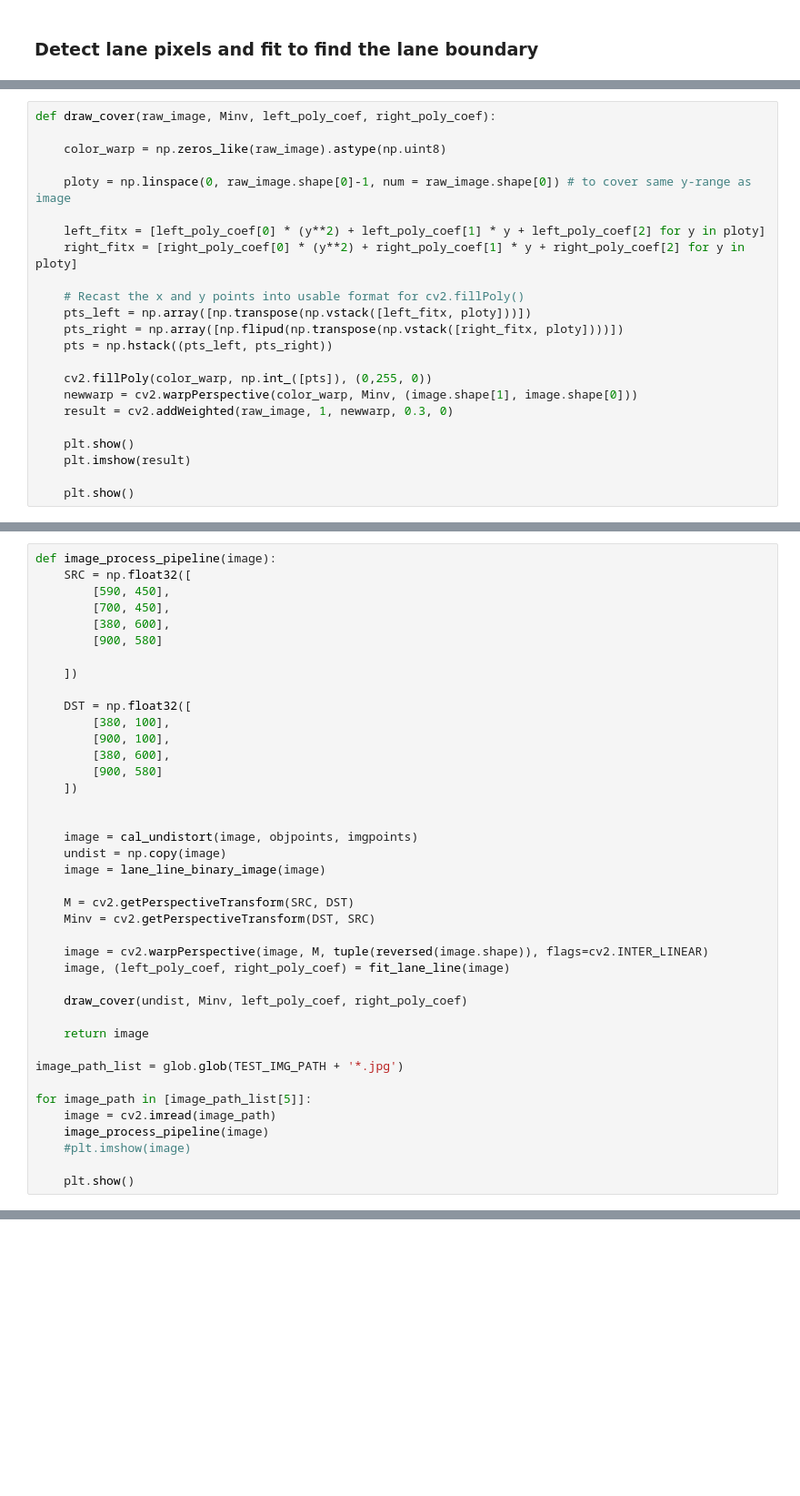
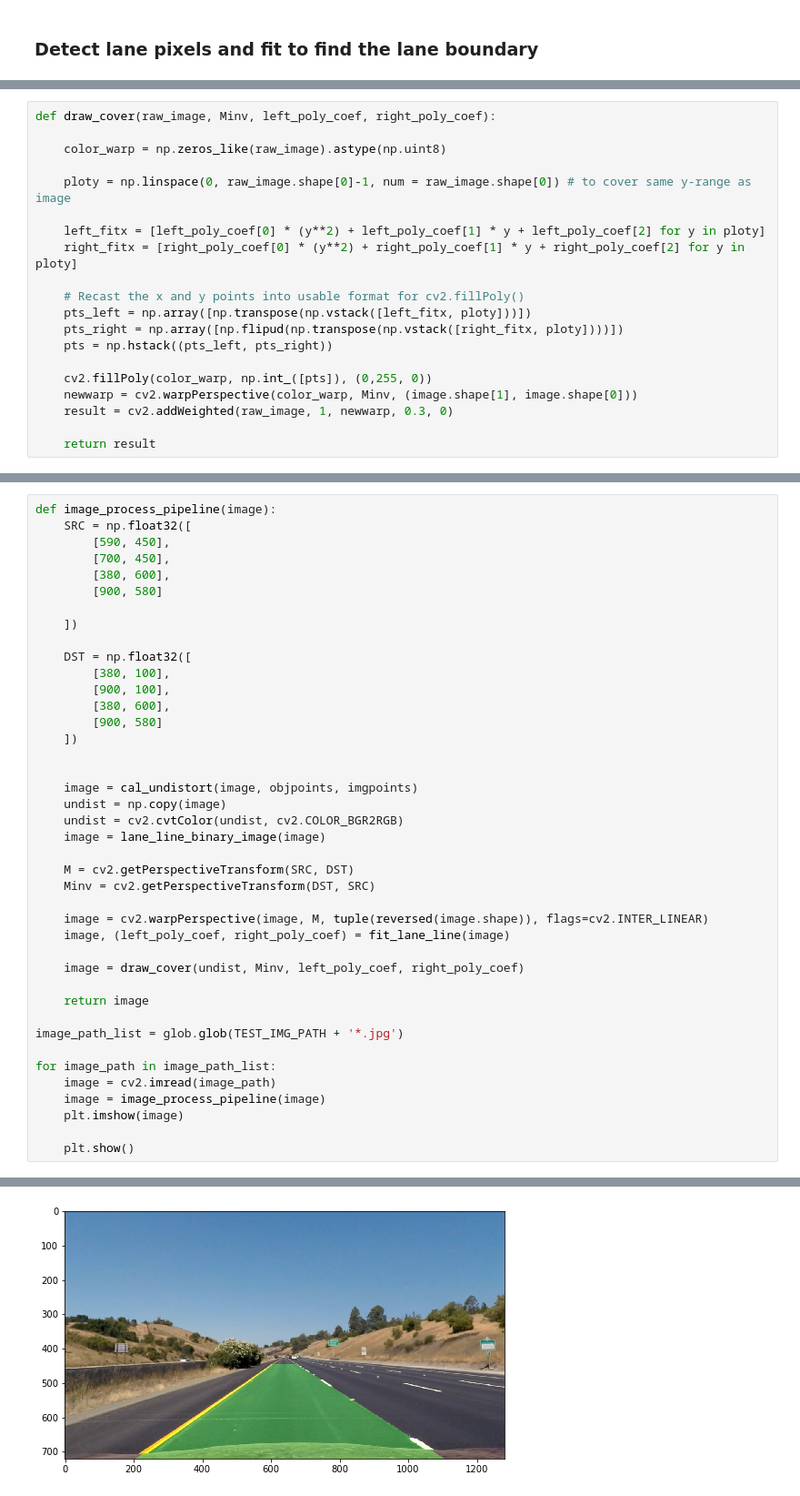
Before and after one commit to zwh42/Self-Driving-Lane-Finding, a Jupyter notebook: FlowSetup.ipynb, the cells around one changed output, grey strips where cells are left out. Shown at 91% size. Cells and saved outputs as stored; diff of their text form; blank space fills up the shorter version.

```diff
--- a/FlowSetup.ipynb
+++ b/FlowSetup.ipynb
@@ -438,7 +443,4 @@ def draw_cover(raw_image, Minv, left_poly_coef, right_poly_coef):
     newwarp = cv2.warpPerspective(color_warp, Minv, (image.shape[1], image.shape[0]))
     result = cv2.addWeighted(raw_image, 1, newwarp, 0.3, 0)
 
-    plt.show()
-    plt.imshow(result)
-
-    plt.show()
+    return result
@@ -464,6 +466,7 @@ def image_process_pipeline(image):
 
     image = cal_undistort(image, objpoints, imgpoints)
     undist = np.copy(image)
+    undist = cv2.cvtColor(undist, cv2.COLOR_BGR2RGB)
     image = lane_line_binary_image(image)
 
     M = cv2.getPerspectiveTransform(SRC, DST)
@@ -472,15 +475,16 @@ def image_process_pipeline(image):
     image = cv2.warpPerspective(image, M, tuple(reversed(image.shape)), flags=cv2.INTER_LINEAR)
     image, (left_poly_coef, right_poly_coef) = fit_lane_line(image)
 
-    draw_cover(undist, Minv, left_poly_coef, right_poly_coef)
+    image = draw_cover(undist, Minv, left_poly_coef, right_poly_coef)
 
     return image
 
 image_path_list = glob.glob(TEST_IMG_PATH + '*.jpg')
 
-for image_path in [image_path_list[5]]:
+for image_path in image_path_list:
     image = cv2.imread(image_path)
-    image_process_pipeline(image)
-    #plt.imshow(image)
+    image = image_process_pipeline(image)
+    plt.imshow(image)
 
     plt.show()
+# %% [output]
@@ -486,0 +493 @@ for image_path in [image_path_list[5]]:
+[figure, added]
```
Also changed, not shown: parts of 12 cells of this notebook.
